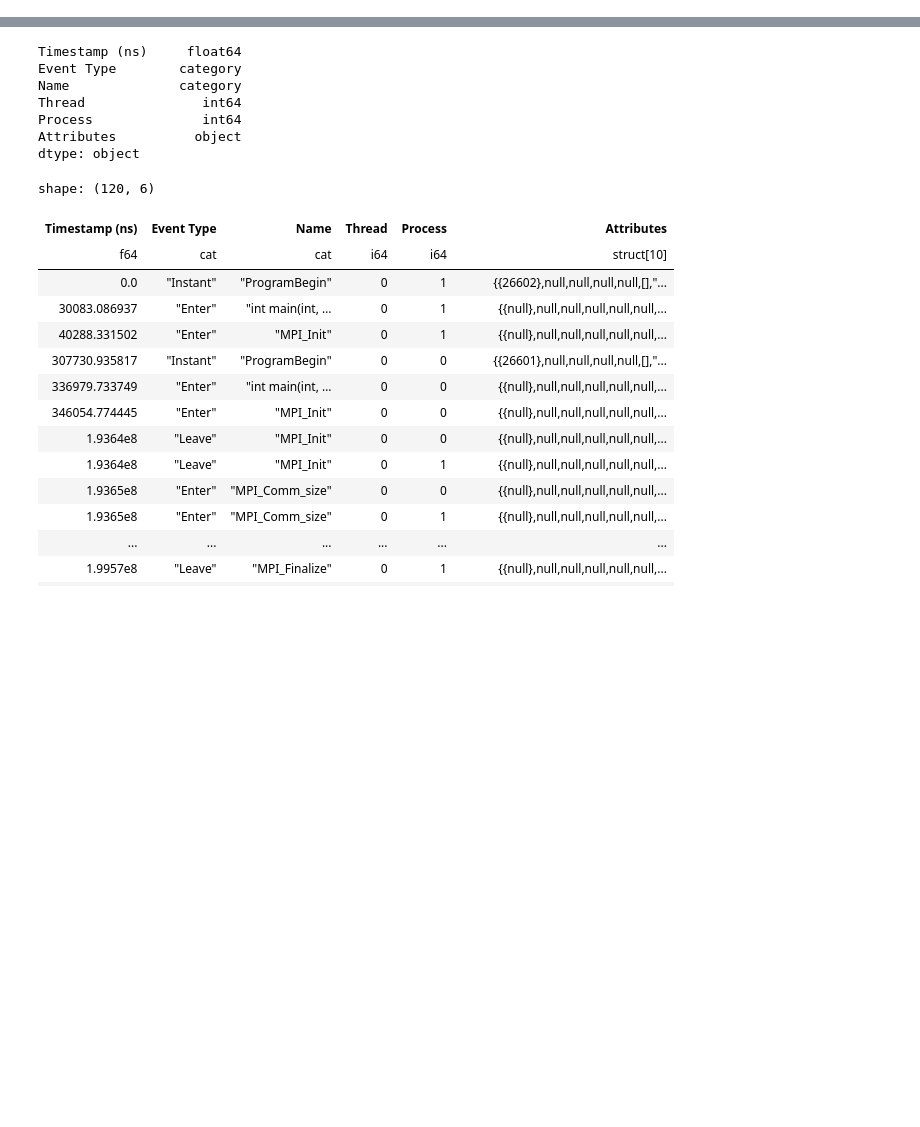
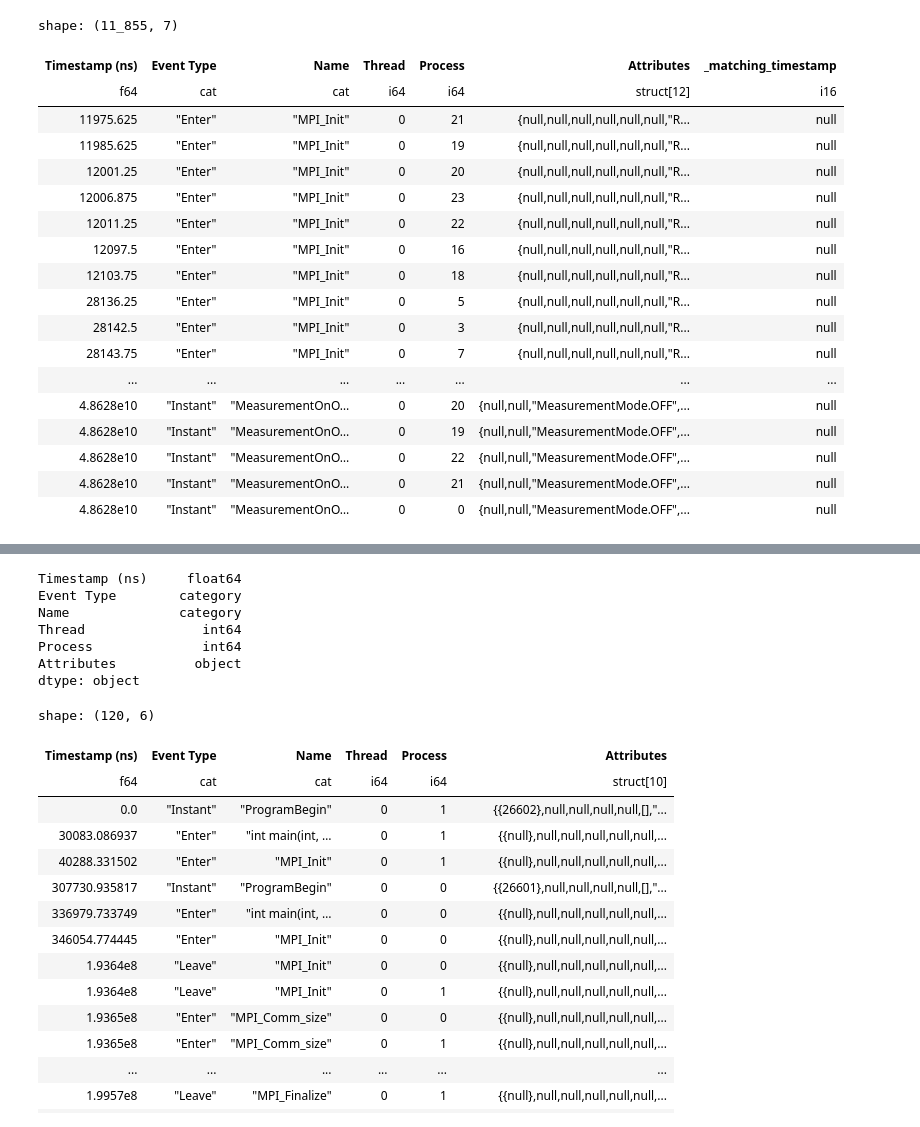
Before and after one commit to hpcgroup/pipit, a Jupyter notebook: docs/examples/polars.ipynb, the cells around one changed output, grey strips where cells are left out. Saved outputs shown, nothing was run; the diff lists cells and outputs as text; code cells hidden in the pictures; blank space fills up the shorter version.

```diff
--- a/docs/examples/polars.ipynb
+++ b/docs/examples/polars.ipynb
@@ -69,0 +132,31 @@ shape: (5_010_735, 1)
+# %%
+# def _match_events(df):
+#     stack = []
+#     matching_events = pl.Series
+
+# _match_events(df)
+
+# matching_events = pl.Series("_matching_event", dtype=pl.Int16)
+# matching_events
+
+df.with_columns(pl.lit(None).cast(pl.Int16).alias("_matching_timestamp")).collect()
+# %% [output]
+shape: (11_855, 7)
+| Timestamp (ns) | Event Type | Name | Thread | Process | Attributes | _matching_timestamp |
+| f64 | cat | cat | i64 | i64 | struct[12] | i16 |
+| 11975.625 | "Enter" | "MPI_Init" | 0 | 21 | {null,null,null,null,null,null,"R... | null |
+| 11985.625 | "Enter" | "MPI_Init" | 0 | 19 | {null,null,null,null,null,null,"R... | null |
+| 12001.25 | "Enter" | "MPI_Init" | 0 | 20 | {null,null,null,null,null,null,"R... | null |
+| 12006.875 | "Enter" | "MPI_Init" | 0 | 23 | {null,null,null,null,null,null,"R... | null |
+| 12011.25 | "Enter" | "MPI_Init" | 0 | 22 | {null,null,null,null,null,null,"R... | null |
+| 12097.5 | "Enter" | "MPI_Init" | 0 | 16 | {null,null,null,null,null,null,"R... | null |
+| 12103.75 | "Enter" | "MPI_Init" | 0 | 18 | {null,null,null,null,null,null,"R... | null |
+| 28136.25 | "Enter" | "MPI_Init" | 0 | 5 | {null,null,null,null,null,null,"R... | null |
+| 28142.5 | "Enter" | "MPI_Init" | 0 | 3 | {null,null,null,null,null,null,"R... | null |
+| 28143.75 | "Enter" | "MPI_Init" | 0 | 7 | {null,null,null,null,null,null,"R... | null |
+| ... | ... | ... | ... | ... | ... | ... |
+| 4.8628e10 | "Instant" | "MeasurementOnO… | 0 | 20 | {null,null,"MeasurementMode.OFF",... | null |
+| 4.8628e10 | "Instant" | "MeasurementOnO… | 0 | 19 | {null,null,"MeasurementMode.OFF",... | null |
+| 4.8628e10 | "Instant" | "MeasurementOnO… | 0 | 22 | {null,null,"MeasurementMode.OFF",... | null |
+| 4.8628e10 | "Instant" | "MeasurementOnO… | 0 | 21 | {null,null,"MeasurementMode.OFF",... | null |
+| 4.8628e10 | "Instant" | "MeasurementOnO… | 0 | 0 | {null,null,"MeasurementMode.OFF",... | null |
```
Also changed, not shown: parts of 31 cells of this notebook, 1 other file.
